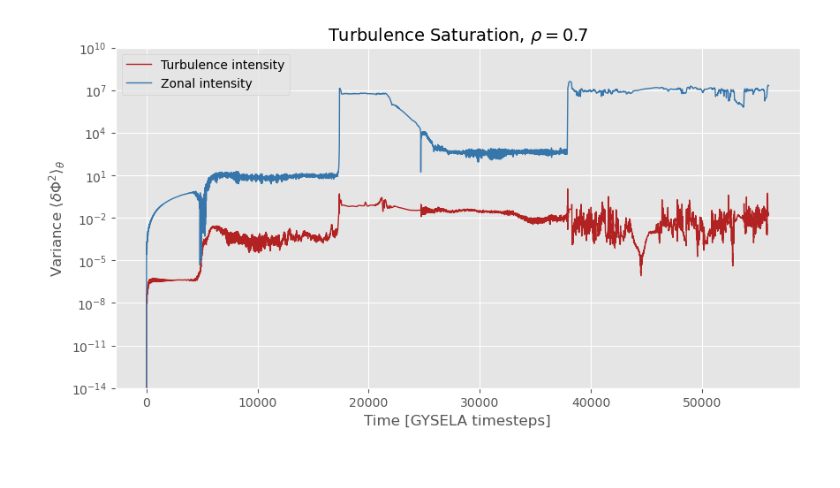
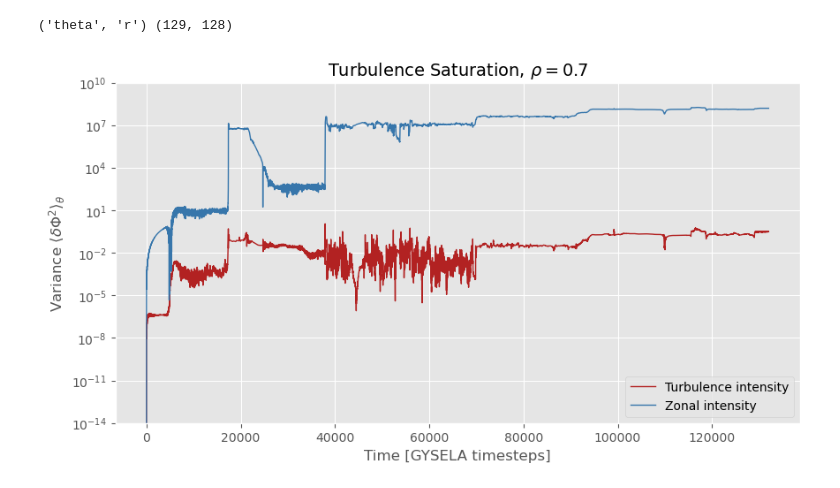
Before and after one commit to seferoni/GYSELA_utils, a Jupyter notebook: post-processing/scripts/exploratory_notebooks/saturation_test.ipynb, the cells around one changed output. Drawn from its saved outputs; the diff is of its cells as text; code cells hidden in the pictures.

```diff
--- a/post-processing/scripts/exploratory_notebooks/saturation_test.ipynb
+++ b/post-processing/scripts/exploratory_notebooks/saturation_test.ipynb
@@ -10,5 +10,6 @@ import phi2D_utilities as utils;
 plt.style.use("ggplot");
 # %%
 # Test inputs - delete when done!
-delta_t = reader.fetch_data_from_h5("/home/thur0011/GYSELA/simulations_raw/fresh_batch_8.0/DN_FLUXDRIVEN_GAM_CIRCULARTEST_Q3.5/sp0/Phi2D/Phi2D_d00000.h5")["deltat"].values;
-data_arrays = reader.compile_data_from_directory("Phirth_n0", "/home/thur0011/GYSELA/simulations_raw/fresh_batch_8.0/DN_FLUXDRIVEN_GAM_CIRCULARTEST_Q3.5/sp0/Phi2D");
+directory_path = "/zhisongqu_data/seth/GYSELA/raw/fresh_batch_8.0/DN_FLUXDRIVEN_GAM_CIRCULARTEST_Q3.5";
+delta_t = reader.fetch_delta_t(directory_path);
+data_arrays = reader.fetch_phi2D_data(directory_path);
@@ -15,8 +34,12 @@ data_arrays = reader.compile_data_from_directory("Phirth_n0", "/home/thur0011/GY
+# %%
+print(data_arrays[0].dims, data_arrays[0].shape);
+# %% [output]
+('theta', 'r') (129, 128)
 # %%
 def generate_turbulent_variance_time_series(phi2D_list, effective_radius = None):
 
 	# Cull zonal component to extract turbulence intensity.
-	operation = lambda entry: (entry ** 2).mean(dim = "theta") - (entry.mean(dim = "theta")) ** 2;
+	operation = lambda entry: ((entry - entry.mean(dim="theta")) ** 2).mean(dim="theta");
 	radial_strips = [operation(phi2D_xarray) for phi2D_xarray in phi2D_list];
 	variance_series = xr.concat(radial_strips, dim = "time");
 
@@ -31,31 +54,31 @@ def generate_zonal_time_series(phi2D_list, effective_radius = None):
 	operation = lambda entry: entry.mean(dim = "theta") ** 2;
 	radial_strips = [operation(phi2D_xarray) for phi2D_xarray in phi2D_list];
 	zonal_series = xr.concat(radial_strips, dim = "time");
 
 	if not effective_radius is None:
 		zonal_series = utils.slice_at_effective_radius(zonal_series, effective_radius);
 
 	return zonal_series;
 
 def plot_turbulence_saturation(phi2D_list, delta_t, dt_diag, effective_radius, log_scale = False):
 
 	variance_series = generate_turbulent_variance_time_series(phi2D_list, effective_radius);
 	zonal_series = generate_zonal_time_series(phi2D_list, effective_radius);
 	stride = utils.calculate_stride(delta_t, dt_diag);
 	time_range = np.arange(len(variance_series)) * stride;
 
 	# Figure plotting logic.
 	plt.figure(figsize = (10, 5));
 	operation = plt.semilogy if log_scale else plt.plot;
 	operation(time_range, variance_series, color = "firebrick", lw = 1.0, label = "Turbulence intensity");
 	operation(time_range, zonal_series, color = "#3776ab", lw = 1.0, label = "Zonal intensity");
 	plt.title(f"Turbulence Saturation, $\\rho = {effective_radius}$", fontsize = 14);
 	plt.xlabel("Time [GYSELA timesteps]", fontsize = 12);
 	plt.ylabel(r"Variance $\langle \delta \Phi^2 \rangle_\theta$", fontsize = 12);
 	plt.ylim(10e-15, 10e9);
 	plt.legend();
 	plt.show();
 
 plot_turbulence_saturation(data_arrays, delta_t, dt_diag = 125, effective_radius = 0.7, log_scale = True);
 # %% [output]
-[figure, old version]
+[figure, new version]
```
Also changed, not shown: parts of 1 cell of this notebook, 4 other files.
